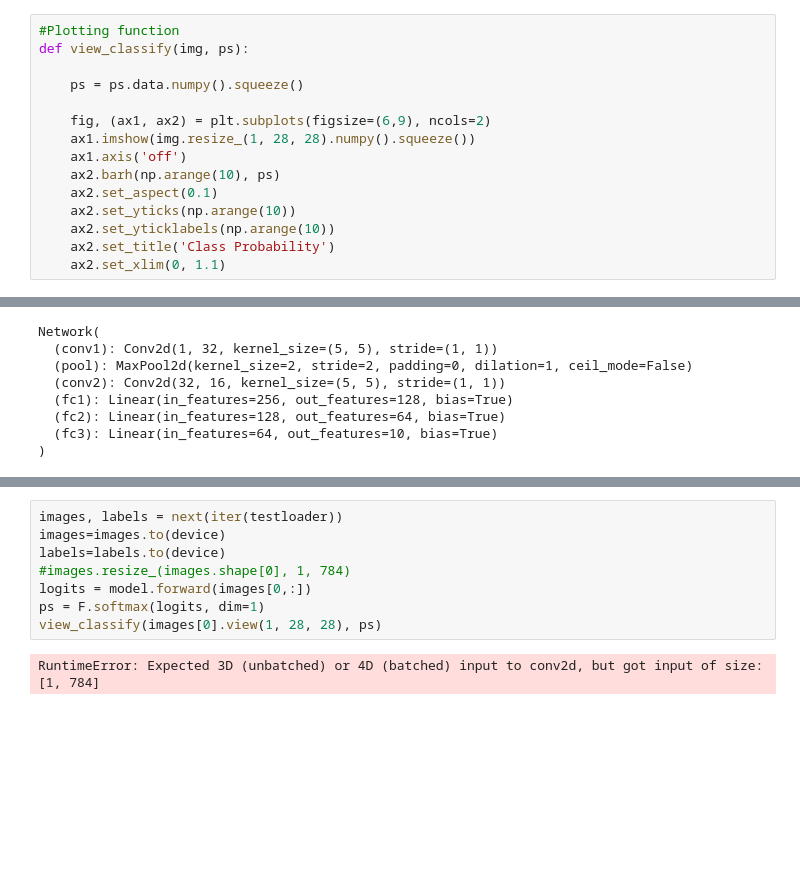
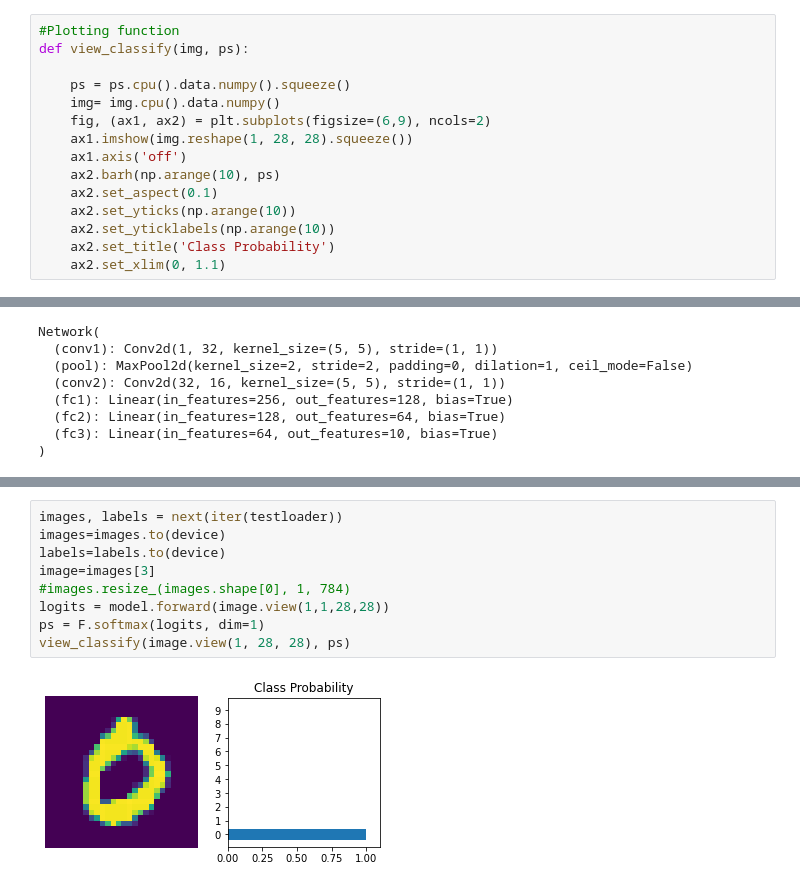
Before and after one commit to Abubakr1710/Deep-Learning, a Jupyter notebook: cnn_mnist.ipynb, the cells around one changed output, grey strips where cells are left out. Saved outputs shown, nothing was run; the diff lists cells and outputs as text; blank space fills up the shorter version.

```diff
--- a/cnn_mnist.ipynb
+++ b/cnn_mnist.ipynb
@@ -15,10 +18,10 @@ start_time=time.time()
 #Plotting function
 def view_classify(img, ps):
 
-    ps = ps.data.numpy().squeeze()
-
+    ps = ps.cpu().data.numpy().squeeze()
+    img= img.cpu().data.numpy()
     fig, (ax1, ax2) = plt.subplots(figsize=(6,9), ncols=2)
-    ax1.imshow(img.resize_(1, 28, 28).numpy().squeeze())
+    ax1.imshow(img.reshape(1, 28, 28).squeeze())
     ax1.axis('off')
     ax2.barh(np.arange(10), ps)
     ax2.set_aspect(0.1)
@@ -170,10 +188,11 @@ accuracy on epoch: 0.9837260383386581
 # %%
 images, labels = next(iter(testloader))
 images=images.to(device)
 labels=labels.to(device)
+image=images[3]
 #images.resize_(images.shape[0], 1, 784)
-logits = model.forward(images[0,:])
+logits = model.forward(image.view(1,1,28,28))
 ps = F.softmax(logits, dim=1)
-view_classify(images[0].view(1, 28, 28), ps)
+view_classify(image.view(1, 28, 28), ps)
 # %% [output]
-RuntimeError: Expected 3D (unbatched) or 4D (batched) input to conv2d, but got input of size: [1, 784]
+[figure, added]
```
Also changed, not shown: parts of 4 cells of this notebook.
